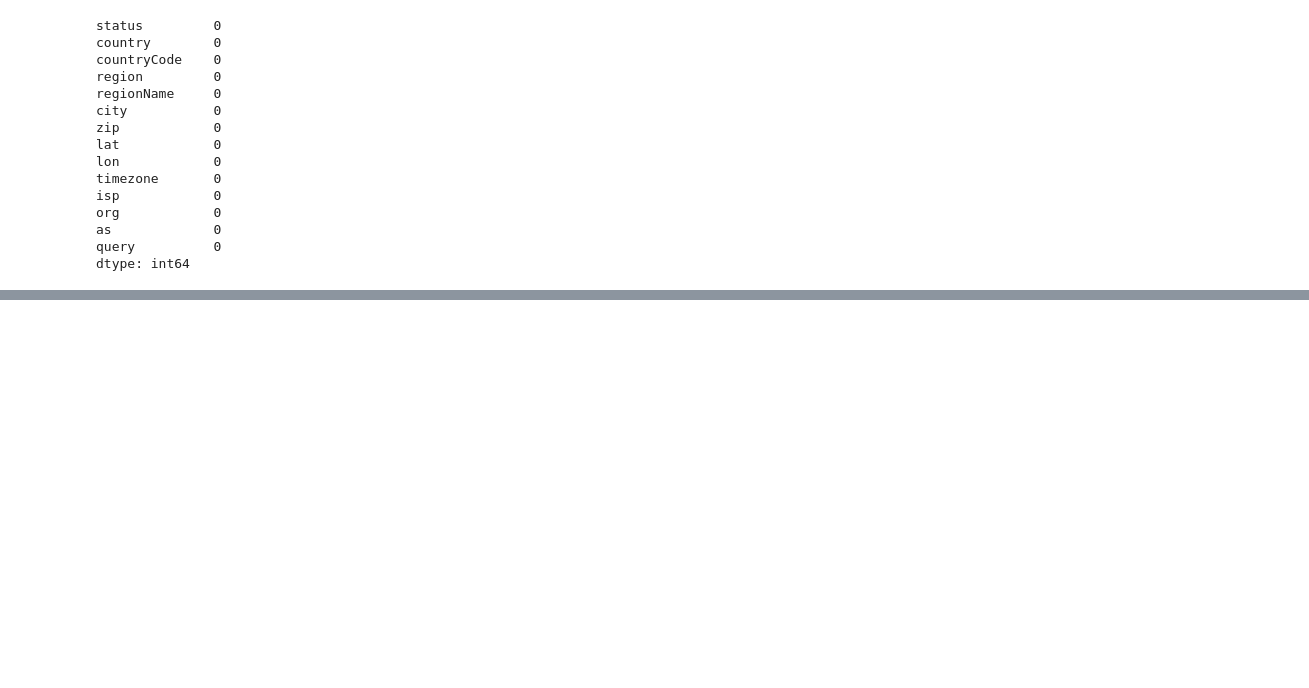
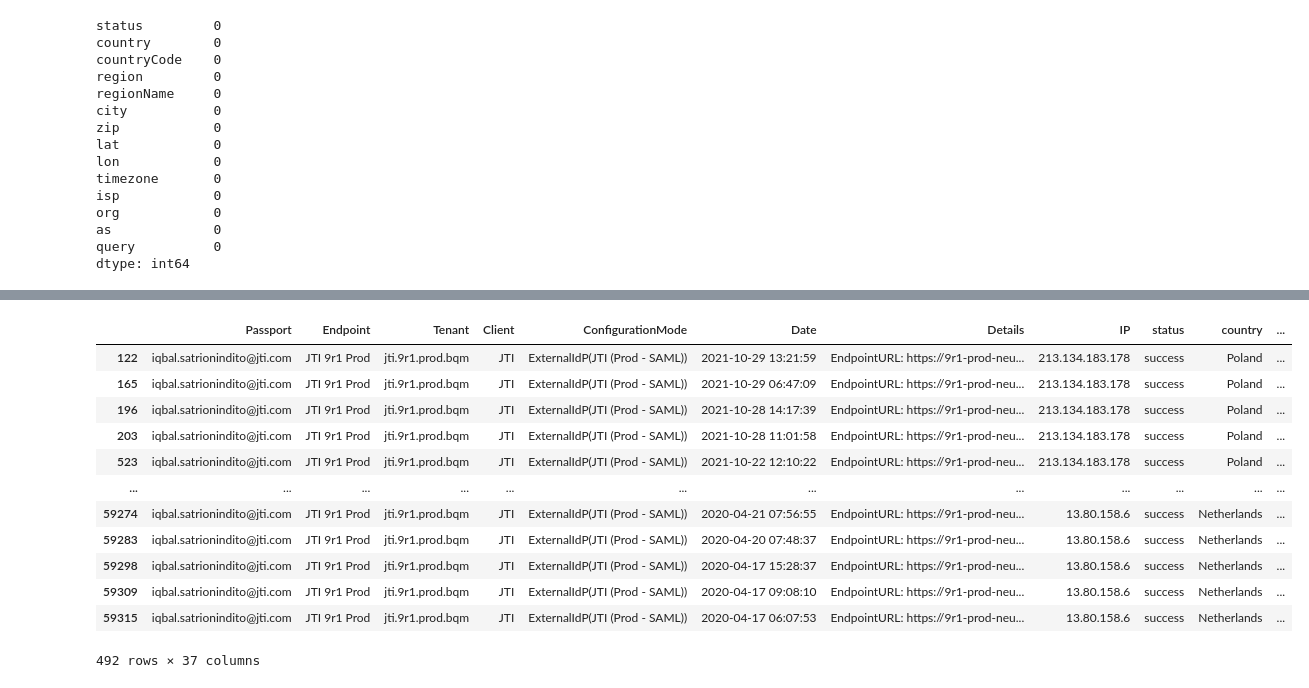
Before and after one commit to RafZel/NYCDSA_Project_1, a Jupyter notebook: project_1.ipynb, the cells around one changed output, grey strips where cells are left out. Drawn from its saved outputs; the diff is of its cells as text; code cells hidden in the pictures; blank space fills up the shorter version.

```diff
--- a/project_1.ipynb
+++ b/project_1.ipynb
@@ -229,0 +304,2 @@ AttributeError: 'DataFrameGroupBy' object has no attribute 'value_counts'
+# %%
+df_users_1.set_index('login_user').stack()
@@ -229,0 +341,3 @@ AttributeError: 'DataFrameGroupBy' object has no attribute 'value_counts'
+# %%
+df_users_1['StartDate'] = pd.to_datetime(df_users_1['StartDate']).dt.date
+# df_users_1['EndDate'] = pd.to_datetime(df_users_1['EndDate'])
@@ -229,0 +350,2 @@ AttributeError: 'DataFrameGroupBy' object has no attribute 'value_counts'
+# %%
+df_users_1['login_user'] = df_users_1['login_user'].str.lower()
@@ -229,0 +409,18 @@ AttributeError: 'DataFrameGroupBy' object has no attribute 'value_counts'
+# %%
+df_prod_3 = df_prod_2.merge(df_users_1, left_on='Passport',right_on='login_user', how='left').drop(columns='login_user')
+# %%
+df_prod_3[df_prod_3['Passport'] == 'iqbal.satrionindito@jti.com']
+# %% [output]
+|  | Passport | Endpoint | Tenant | Client | ConfigurationMode | Date | Details | IP | status | country | ... |
+| 122 | iqbal.satrionindito@jti.com | JTI 9r1 Prod | jti.9r1.prod.bqm | JTI | ExternalIdP(JTI (Prod - SAML)) | 2021-10-29 13:21:59 | EndpointURL: https://9r1-prod-neu... | 213.134.183.178 | success | Poland | ... |
+| 165 | iqbal.satrionindito@jti.com | JTI 9r1 Prod | jti.9r1.prod.bqm | JTI | ExternalIdP(JTI (Prod - SAML)) | 2021-10-29 06:47:09 | EndpointURL: https://9r1-prod-neu... | 213.134.183.178 | success | Poland | ... |
+| 196 | iqbal.satrionindito@jti.com | JTI 9r1 Prod | jti.9r1.prod.bqm | JTI | ExternalIdP(JTI (Prod - SAML)) | 2021-10-28 14:17:39 | EndpointURL: https://9r1-prod-neu... | 213.134.183.178 | success | Poland | ... |
+| 203 | iqbal.satrionindito@jti.com | JTI 9r1 Prod | jti.9r1.prod.bqm | JTI | ExternalIdP(JTI (Prod - SAML)) | 2021-10-28 11:01:58 | EndpointURL: https://9r1-prod-neu... | 213.134.183.178 | success | Poland | ... |
+| 523 | iqbal.satrionindito@jti.com | JTI 9r1 Prod | jti.9r1.prod.bqm | JTI | ExternalIdP(JTI (Prod - SAML)) | 2021-10-22 12:10:22 | EndpointURL: https://9r1-prod-neu... | 213.134.183.178 | success | Poland | ... |
+| ... | ... | ... | ... | ... | ... | ... | ... | ... | ... | ... | ... |
+| 59274 | iqbal.satrionindito@jti.com | JTI 9r1 Prod | jti.9r1.prod.bqm | JTI | ExternalIdP(JTI (Prod - SAML)) | 2020-04-21 07:56:55 | EndpointURL: https://9r1-prod-neu... | 13.80.158.6 | success | Netherlands | ... |
+| 59283 | iqbal.satrionindito@jti.com | JTI 9r1 Prod | jti.9r1.prod.bqm | JTI | ExternalIdP(JTI (Prod - SAML)) | 2020-04-20 07:48:37 | EndpointURL: https://9r1-prod-neu... | 13.80.158.6 | success | Netherlands | ... |
+| 59298 | iqbal.satrionindito@jti.com | JTI 9r1 Prod | jti.9r1.prod.bqm | JTI | ExternalIdP(JTI (Prod - SAML)) | 2020-04-17 15:28:37 | EndpointURL: https://9r1-prod-neu... | 13.80.158.6 | success | Netherlands | ... |
+| 59309 | iqbal.satrionindito@jti.com | JTI 9r1 Prod | jti.9r1.prod.bqm | JTI | ExternalIdP(JTI (Prod - SAML)) | 2020-04-17 09:08:10 | EndpointURL: https://9r1-prod-neu... | 13.80.158.6 | success | Netherlands | ... |
+| 59315 | iqbal.satrionindito@jti.com | JTI 9r1 Prod | jti.9r1.prod.bqm | JTI | ExternalIdP(JTI (Prod - SAML)) | 2020-04-17 06:07:53 | EndpointURL: https://9r1-prod-neu... | 13.80.158.6 | success | Netherlands | ... |
+492 rows × 37 columns
```
Also changed, not shown: parts of 59 cells of this notebook.
